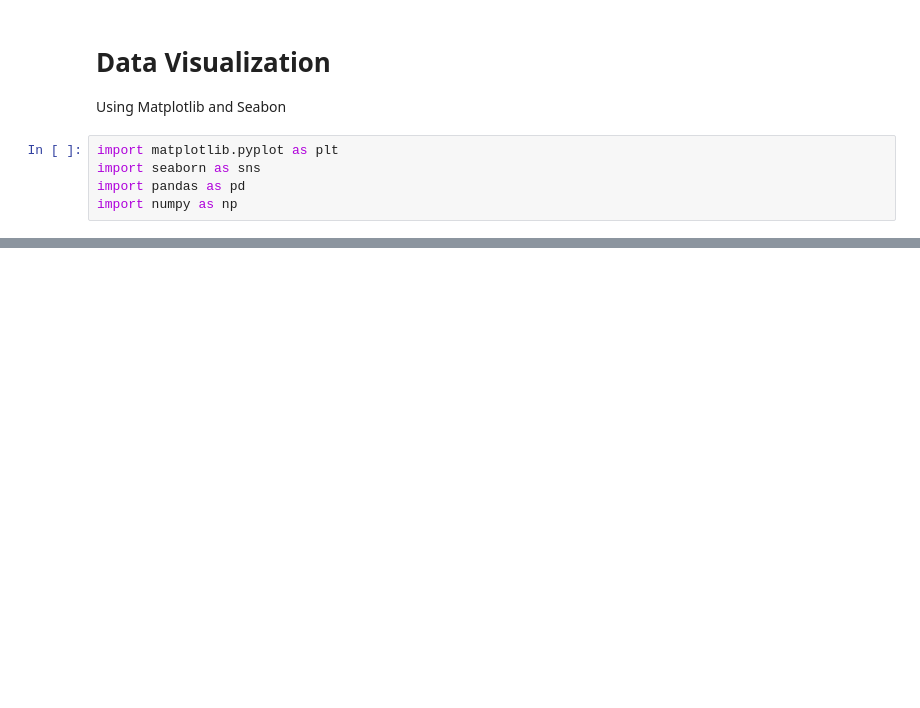
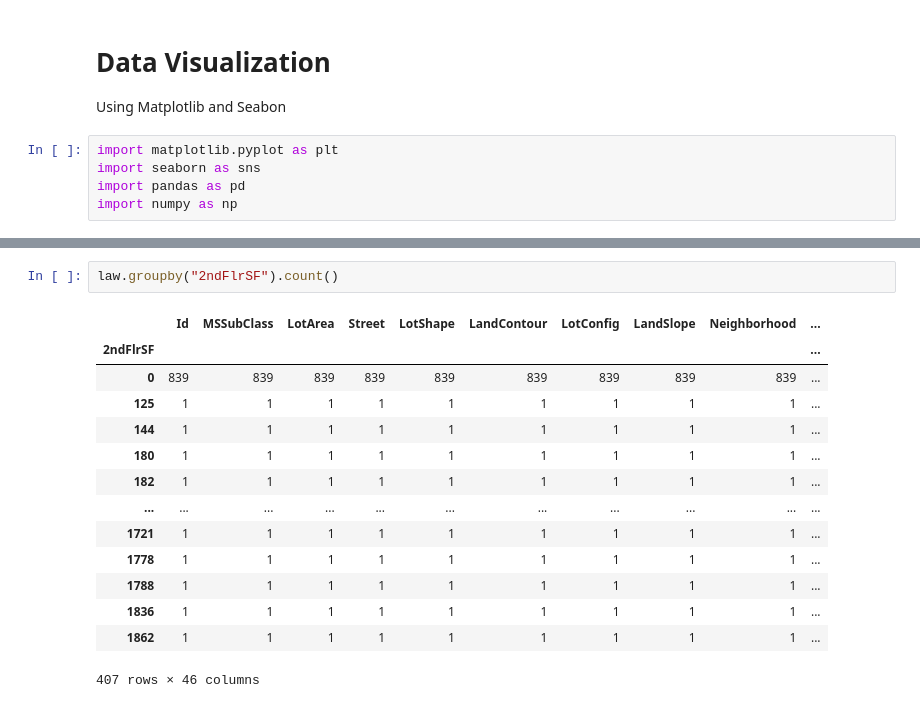
Before and after one commit to llawlaw23/30-Day-ML-Bootcamp---Supervised-Learning-Data-Exploration, a Jupyter notebook: Day 5/Data Visualization.ipynb, the cells around one changed output, grey strips where cells are left out. Cells and saved outputs as stored; diff of their text form; blank space fills up the shorter version.

```diff
--- a/Day 5/Data Visualization.ipynb
+++ b/Day 5/Data Visualization.ipynb
@@ -13,0 +92,17 @@ plt.show()
+# %%
+law.groupby("2ndFlrSF").count()
+# %% [output]
+|  | Id | MSSubClass | LotArea | Street | LotShape | LandContour | LotConfig | LandSlope | Neighborhood | ... |
+| 2ndFlrSF |  |  |  |  |  |  |  |  |  | ... |
+| 0 | 839 | 839 | 839 | 839 | 839 | 839 | 839 | 839 | 839 | ... |
+| 125 | 1 | 1 | 1 | 1 | 1 | 1 | 1 | 1 | 1 | ... |
+| 144 | 1 | 1 | 1 | 1 | 1 | 1 | 1 | 1 | 1 | ... |
+| 180 | 1 | 1 | 1 | 1 | 1 | 1 | 1 | 1 | 1 | ... |
+| 182 | 1 | 1 | 1 | 1 | 1 | 1 | 1 | 1 | 1 | ... |
+| ... | ... | ... | ... | ... | ... | ... | ... | ... | ... | ... |
+| 1721 | 1 | 1 | 1 | 1 | 1 | 1 | 1 | 1 | 1 | ... |
+| 1778 | 1 | 1 | 1 | 1 | 1 | 1 | 1 | 1 | 1 | ... |
+| 1788 | 1 | 1 | 1 | 1 | 1 | 1 | 1 | 1 | 1 | ... |
+| 1836 | 1 | 1 | 1 | 1 | 1 | 1 | 1 | 1 | 1 | ... |
+| 1862 | 1 | 1 | 1 | 1 | 1 | 1 | 1 | 1 | 1 | ... |
+407 rows × 46 columns
```
Also changed, not shown: parts of 8 cells of this notebook, 1 other file.
